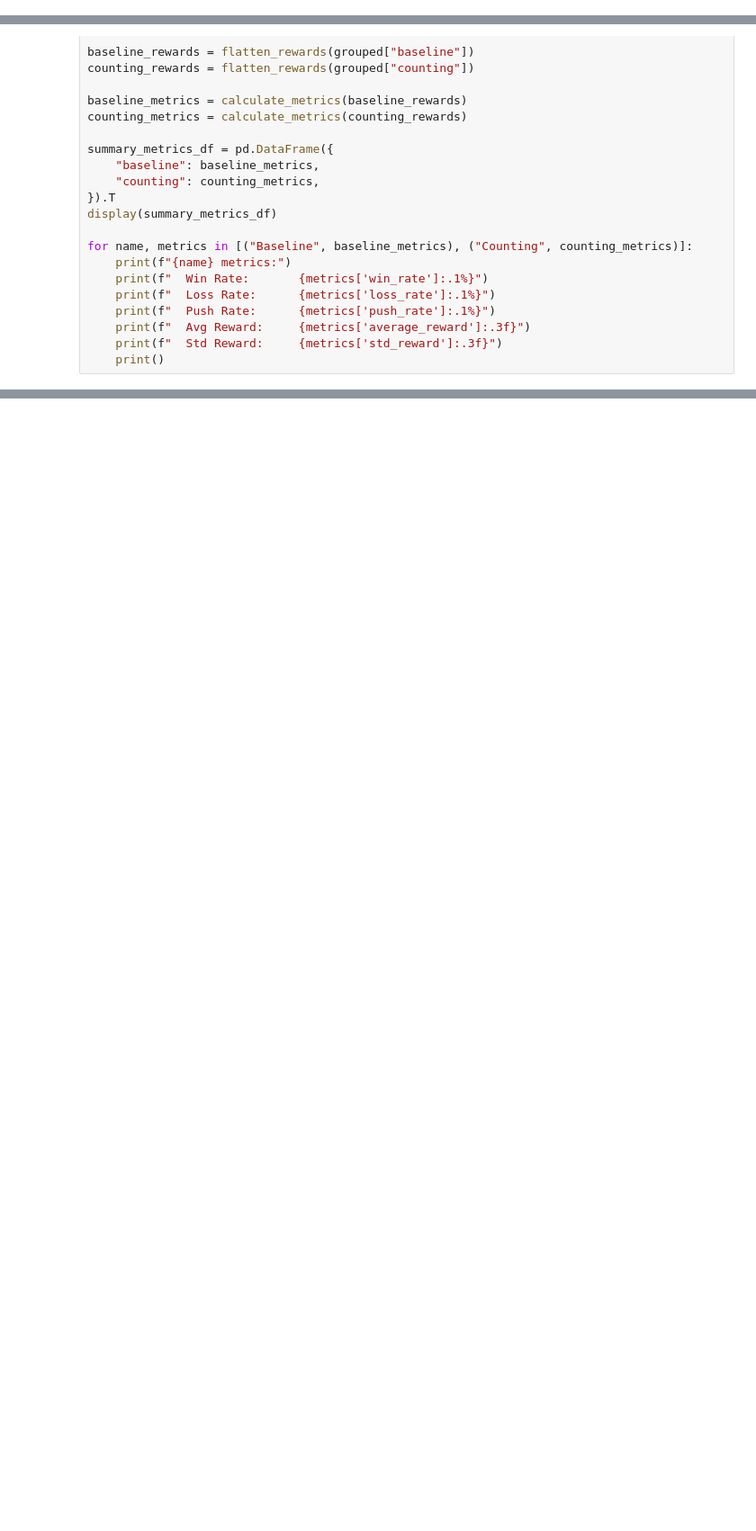
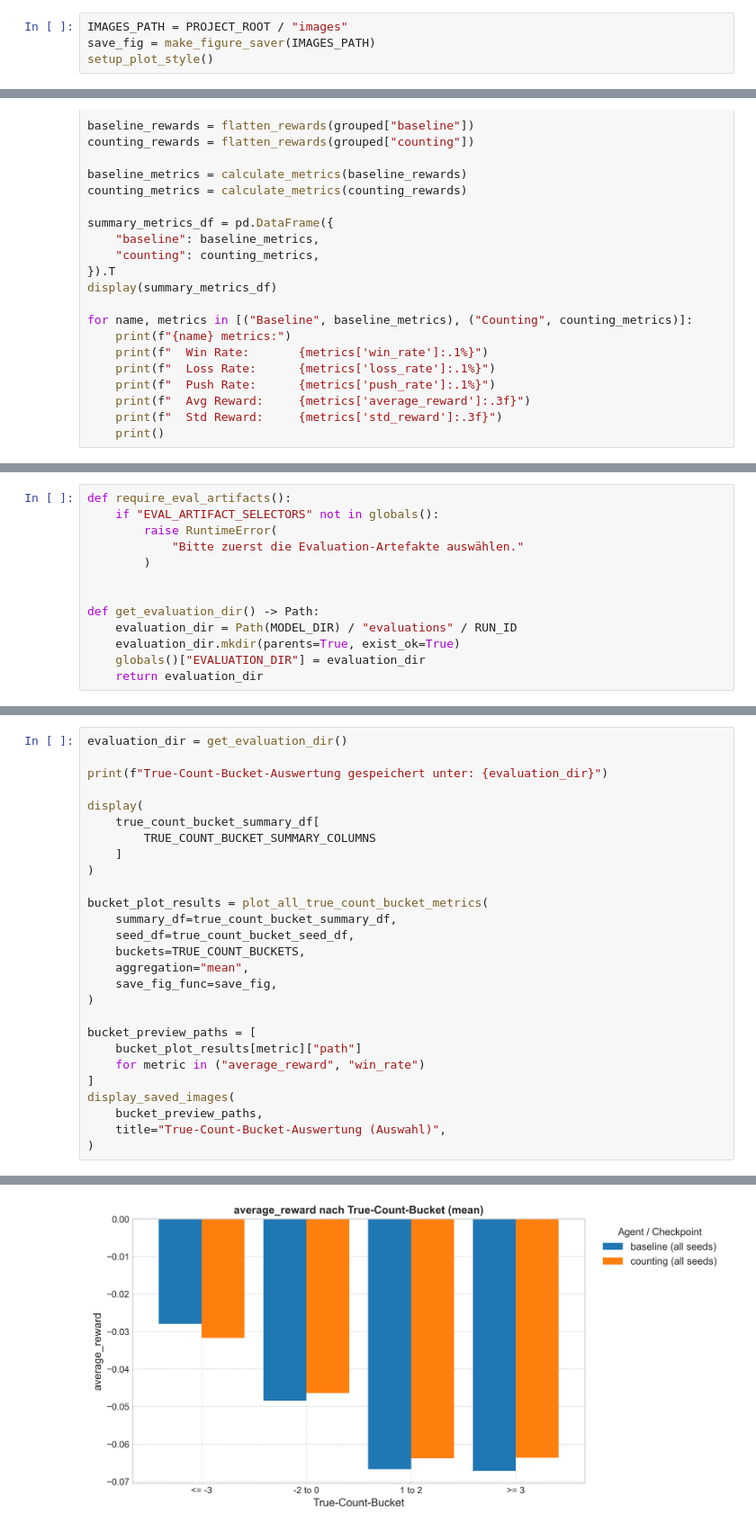
Before and after one commit to Tom-N-M/ml-blackjack, a Jupyter notebook: notebooks/01_experiment.ipynb, the cells around one changed output, grey strips where cells are left out. Shown at 90% size. Saved outputs shown, nothing was run; the diff lists cells and outputs as text; blank space fills up the shorter version.

Commit message:
updated all plots, restructured notebook, ran evalutation of final (100M) run closes #8

```diff
--- a/notebooks/01_experiment.ipynb
+++ b/notebooks/01_experiment.ipynb
@@ -70,0 +65,4 @@ def save_fig(fig_id, tight_layout=True, fig_extension="png", resolution=300):
+# %%
+IMAGES_PATH = PROJECT_ROOT / "images"
+save_fig = make_figure_saver(IMAGES_PATH)
+setup_plot_style()
@@ -578,0 +428,13 @@ for name, metrics in [("Baseline", baseline_metrics), ("Counting", counting_metr
+# %%
+def require_eval_artifacts():
+    if "EVAL_ARTIFACT_SELECTORS" not in globals():
+        raise RuntimeError(
+            "Bitte zuerst die Evaluation-Artefakte auswählen."
+        )
+
+
+def get_evaluation_dir() -> Path:
+    evaluation_dir = Path(MODEL_DIR) / "evaluations" / RUN_ID
+    evaluation_dir.mkdir(parents=True, exist_ok=True)
+    globals()["EVALUATION_DIR"] = evaluation_dir
+    return evaluation_dir
@@ -717,0 +700,28 @@ widgets.HBox([plot_a, plot_b])
+# %%
+evaluation_dir = get_evaluation_dir()
+
+print(f"True-Count-Bucket-Auswertung gespeichert unter: {evaluation_dir}")
+
+display(
+    true_count_bucket_summary_df[
+        TRUE_COUNT_BUCKET_SUMMARY_COLUMNS
+    ]
+)
+
+bucket_plot_results = plot_all_true_count_bucket_metrics(
+    summary_df=true_count_bucket_summary_df,
+    seed_df=true_count_bucket_seed_df,
+    buckets=TRUE_COUNT_BUCKETS,
+    aggregation="mean",
+    save_fig_func=save_fig,
+)
+
+bucket_preview_paths = [
+    bucket_plot_results[metric]["path"]
+    for metric in ("average_reward", "win_rate")
+]
+display_saved_images(
+    bucket_preview_paths,
+    title="True-Count-Bucket-Auswertung (Auswahl)",
+)
+# %% [output]
@@ -717,0 +750 @@ widgets.HBox([plot_a, plot_b])
+[figure, added]
```
Also changed, not shown: parts of 53 cells of this notebook, 48 other files.
